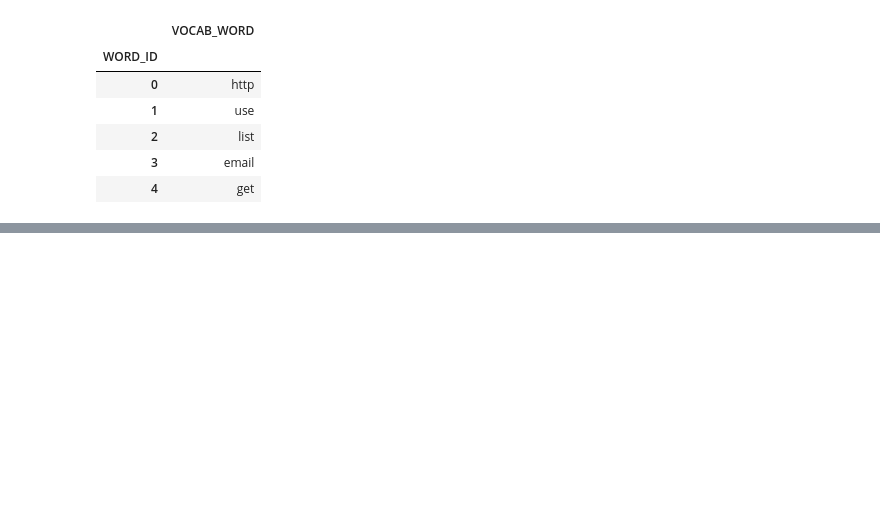
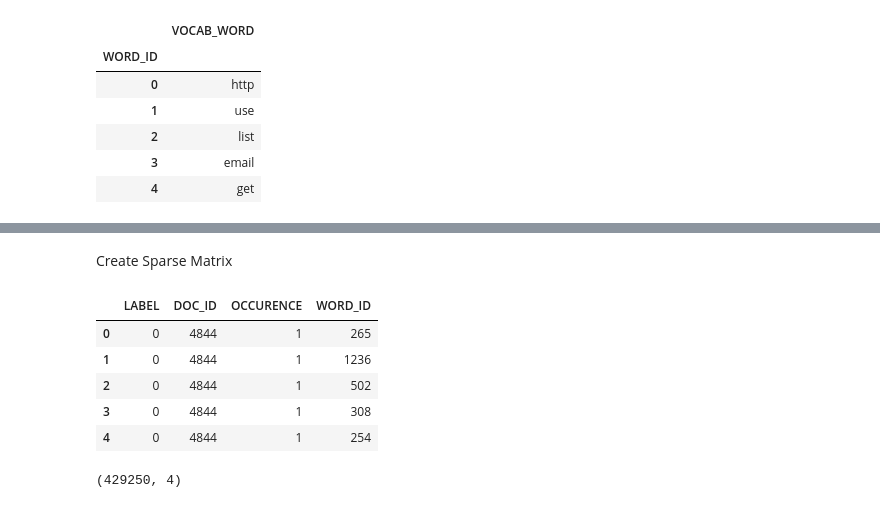
Before and after one commit to aashkadave99/Spam-Classifier, a Jupyter notebook: SpamClassifer.ipynb, the cells around one changed output, grey strips where cells are left out. Saved outputs shown, nothing was run; the diff lists cells and outputs as text; code cells hidden in the pictures; blank space fills up the shorter version.

```diff
--- a/SpamClassifer.ipynb
+++ b/SpamClassifer.ipynb
@@ -283,0 +331,40 @@ vocab.to_csv(WORD_ID_FILE, header=vocab.VOCAB_WORD.name, index_label=vocab.index
+# %% [markdown]
+Create Sparse Matrix
+# %%
+word_index = pd.Index(vocab['VOCAB_WORD'])
+# %%
+def sparse_matrix(df, index_words, labels): #df: dataframe with words in the columns with a document id as an index (X_train or X_test) ; indexed_words: index of words ordered by word_id
+    #returns sparse matrix
+
+    nr_rows = df.shape[0]
+    nr_cols = df.shape[1]
+    word_set = set(index_words)
+    dictList = []
+
+    for i in range(nr_rows):
+        for j in range(nr_cols):
+            word = df.iat[i,j]
+            if word in word_set:
+                doc_id = df.index[i]
+                word_id = index_words.get_loc(word)
+                cat = labels.at[doc_id]
+
+                item = {'LABEL':cat, 'DOC_ID':doc_id, 'OCCURENCE':1, 'WORD_ID':word_id}
+                dictList.append(item)
+
+    return pd.DataFrame(dictList)
+# %%
+sparse_train_df = sparse_matrix(X_train, word_index, y_train)
+# %%
+sparse_train_df[:5]
+# %% [output]
+|  | LABEL | DOC_ID | OCCURENCE | WORD_ID |
+| 0 | 0 | 4844 | 1 | 265 |
+| 1 | 0 | 4844 | 1 | 1236 |
+| 2 | 0 | 4844 | 1 | 502 |
+| 3 | 0 | 4844 | 1 | 308 |
+| 4 | 0 | 4844 | 1 | 254 |
+# %%
+sparse_train_df.shape
+# %% [output]
+(429250, 4)
```
Also changed, not shown: parts of 17 cells of this notebook, 1 other file.
